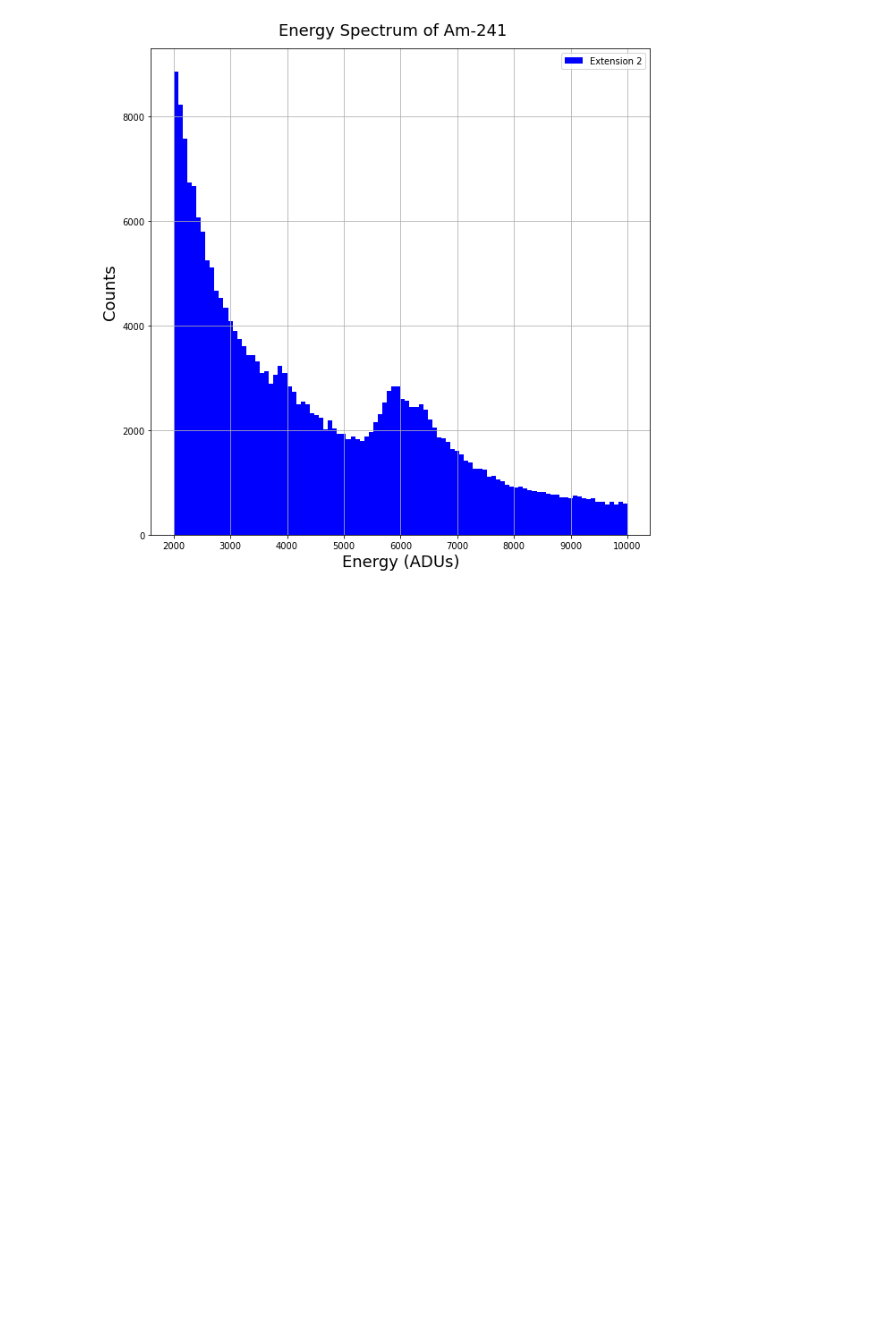
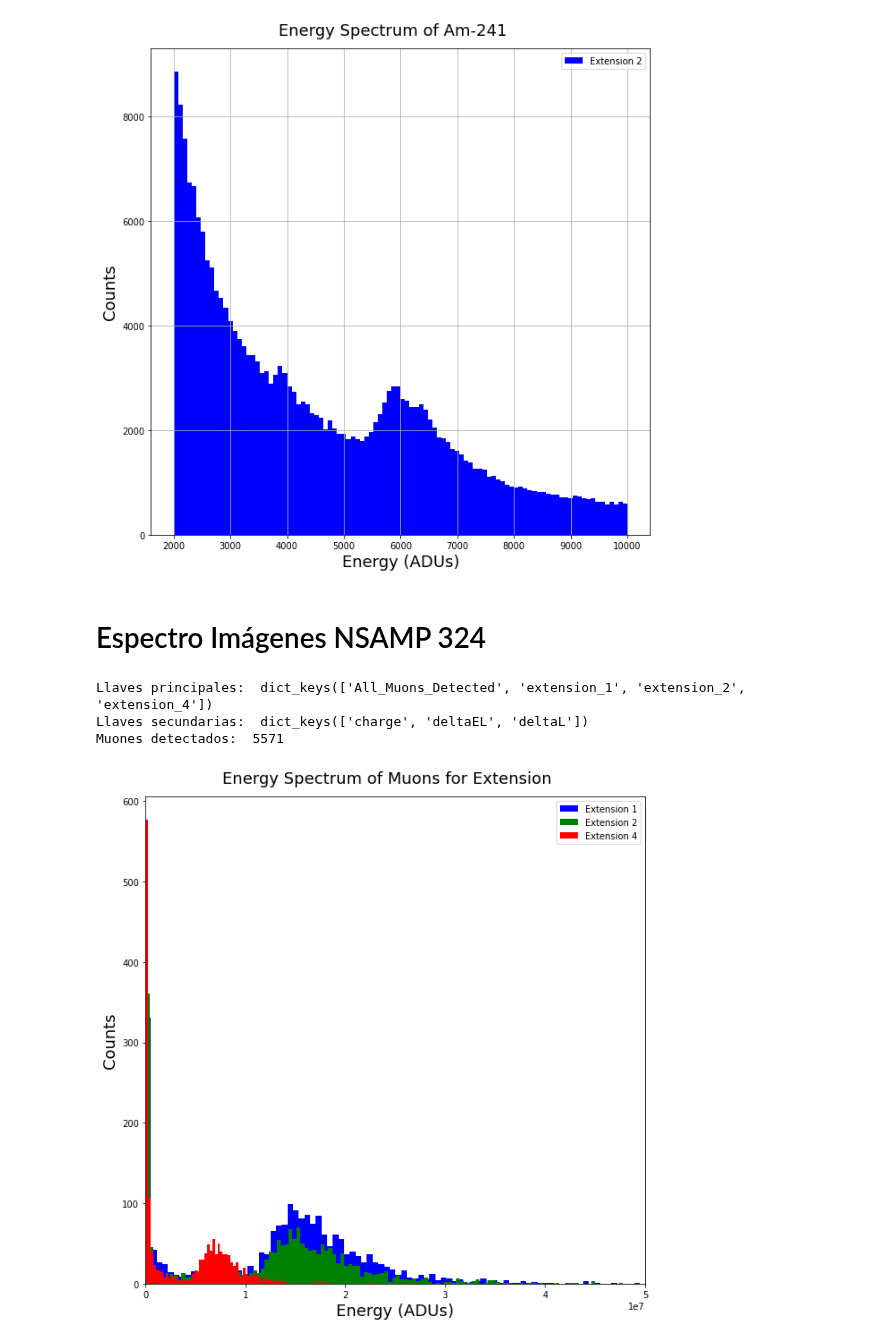
Before and after one commit to mausanram/CodigosICN, a Jupyter notebook: Catalogo_Eventos/Ajuste_Espectro.ipynb, the cells around one changed output. Cells and saved outputs as stored; diff of their text form; code cells hidden in the pictures; blank space fills up the shorter version.

Commit message:
Se agregó el espectro de las impagenes de 324NSAMP y se modificó el número de ángulos thet a la simulación

```diff
--- a/Catalogo_Eventos/Ajuste_Espectro.ipynb
+++ b/Catalogo_Eventos/Ajuste_Espectro.ipynb
@@ -1044,3 +1044,32 @@ axs.grid()
 plt.show()
 # %% [output]
 [figure]
+# %% [markdown]
+# Espectro Imágenes NSAMP 324
+# %%
+path = '/home/labdet/Documents/MauSan/Programas/Repositorio_Git/Catalogo_Eventos/dict_muons_Extensions_1_to_4_Imgs_283_Sol_0.7_Elip_4.5_ADUs__.pkl'
+histogram = open(path, 'rb')
+data_histogram = pck.load(histogram)
+histogram.close()
+# %%
+print('Llaves principales: ', data_histogram.keys())
+print('Llaves secundarias: ', data_histogram['extension_1'].keys())
+print('Muones detectados: ', data_histogram['All_Muons_Detected'])
+# %% [output]
+Llaves principales:  dict_keys(['All_Muons_Detected', 'extension_1', 'extension_2', 'extension_4'])
+Llaves secundarias:  dict_keys(['charge', 'deltaEL', 'deltaL'])
+Muones detectados:  5571
+# %%
+fig, axs = plt.subplots(figsize = [10,10])
+axs.hist(data_histogram['extension_1']['charge'], bins = 500, color = 'b', label = 'Extension 1')
+axs.hist(data_histogram['extension_2']['charge'], bins = 500, color = 'g', label = 'Extension 2')
+axs.hist(data_histogram['extension_4']['charge'], bins = 100, color = 'r', label = 'Extension 4')
+axs.legend()
+
+axs.set_xlim(0, 0.5 * 10**8)
+axs.set_xlabel('Energy (ADUs)', size = 18)
+axs.set_ylabel('Counts', size = 18)
+fig.suptitle('Energy Spectrum of Muons for Extension', size = 18, y=0.92)
+plt.show()
+# %% [output]
+[figure, added]
```
Also changed, not shown: parts of 2 cells of this notebook, 1 other file.
